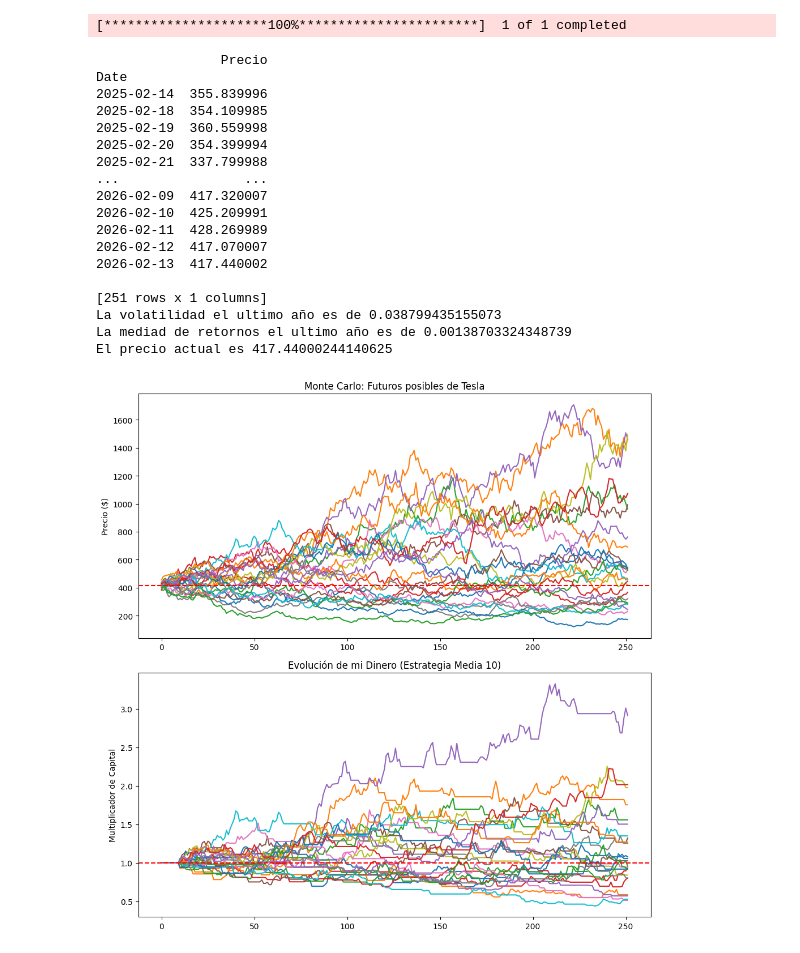
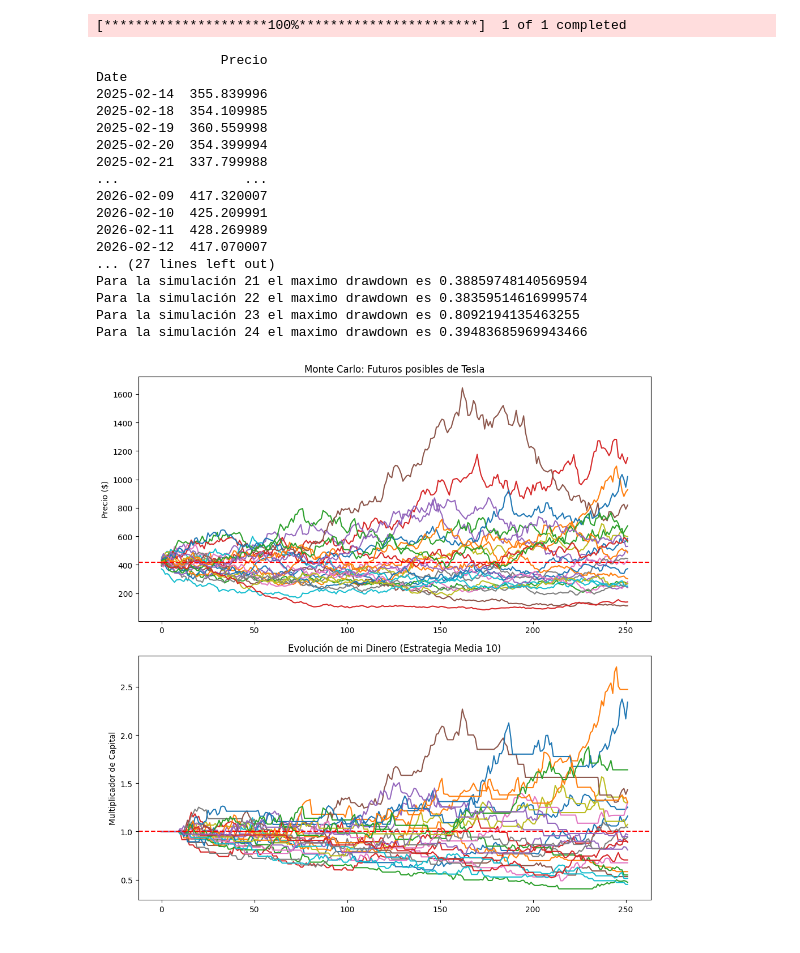
Before and after one commit to quiquefluque/Primera-prueba-, a Jupyter notebook: Primer_analisis_(TESLA).ipynb, the cells around one changed output. Cells and saved outputs as stored; diff of their text form; code cells hidden in the pictures.

```diff
--- a/Primer_analisis_(TESLA).ipynb
+++ b/Primer_analisis_(TESLA).ipynb
@@ -52,37 +52,42 @@ for i in range(25):
   #acumulacion de dinero empezando con 1 euro
   df_sim['Wins'] = (1 + df_sim['RetornoganadoRobot'].fillna(0)).cumprod()
   ax2.plot(df_sim['Wins'])
 
+  #Drawdown de cada estrategia como de riesgosa es. Habria que mirar como de frecuentes son los grandes drawdowns en cada una pero eso queda para mas adelante
+  df_sim["preciomaximo"]=df_sim['PrecioSimulado'].cummax()
+  df_sim["drawdown"]=(df_sim["preciomaximo"]-df_sim['PrecioSimulado'])/df_sim["preciomaximo"]
+  maximo_drawdown=df_sim['drawdown'].abs().max()#busco el drawdown maximo para cada simulación
+  print(f"Para la simulación {i} el maximo drawdown es {maximo_drawdown}")
+
 
 #TABLAS
 ax1.set_title("Monte Carlo: Futuros posibles de Tesla")
 ax1.set_ylabel("Precio ($)")
 
 ax2.set_title("Evolución de mi Dinero (Estrategia Media 10)")
 ax2.set_ylabel("Multiplicador de Capital")
 
 ax1.axhline(df["Precio"].iloc[-1], color='red', linestyle='--') # Línea de precio inicia
 ax2.axhline(1, color='red', linestyle='--') # Línea de "no ganar ni perder"
 plt.tight_layout() # Para que no se amontonen los títulos
 plt.show()
 # %% [output]
 [*********************100%***********************]  1 of 1 completed
                 Precio
 Date
 2025-02-14  355.839996
 2025-02-18  354.109985
 2025-02-19  360.559998
 2025-02-20  354.399994
 2025-02-21  337.799988
 ...                ...
 2026-02-09  417.320007
 2026-02-10  425.209991
 2026-02-11  428.269989
 2026-02-12  417.070007
-2026-02-13  417.440002
-
-[251 rows x 1 columns]
-La volatilidad el ultimo año es de 0.038799435155073
-La mediad de retornos el ultimo año es de 0.00138703324348739
-El precio actual es 417.44000244140625
+... (27 lines left out)
+Para la simulación 21 el maximo drawdown es 0.38859748140569594
+Para la simulación 22 el maximo drawdown es 0.38359514616999574
+Para la simulación 23 el maximo drawdown es 0.8092194135463255
+Para la simulación 24 el maximo drawdown es 0.39483685969943466
-[figure, old version]
+[figure, new version]
```
